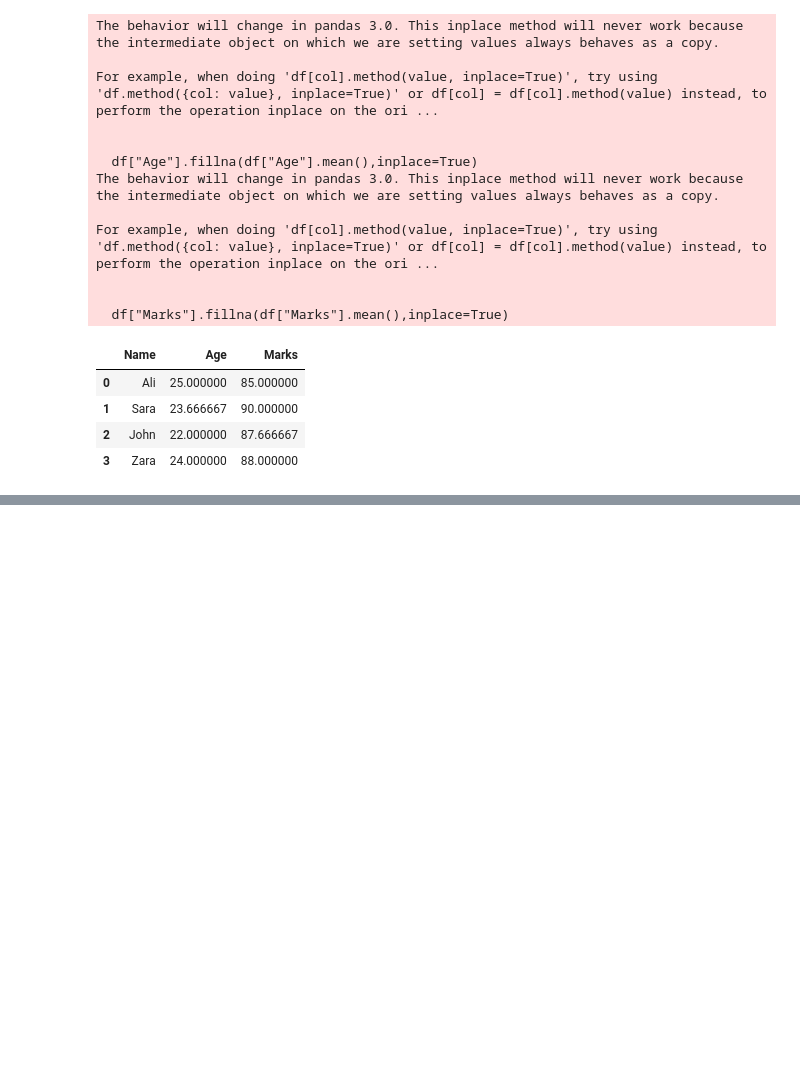
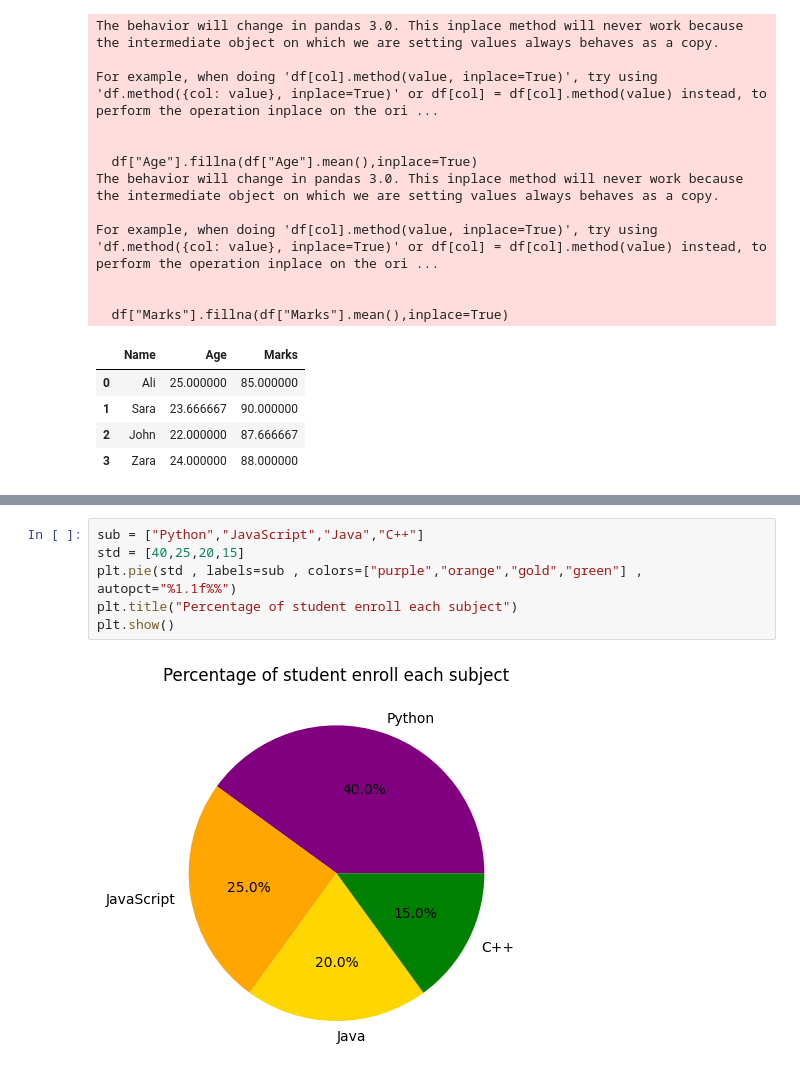
Before and after one commit to Muhammad361738/Data-science-ned, a Jupyter notebook: revesion_numpy_pandas_matplotlib/revesion.ipynb, the cells around one changed output, grey strips where cells are left out. Cells and saved outputs as stored; diff of their text form; blank space fills up the shorter version.

```diff
--- a/revesion_numpy_pandas_matplotlib/revesion.ipynb
+++ b/revesion_numpy_pandas_matplotlib/revesion.ipynb
@@ -164,0 +212,8 @@ For example, when doing 'df[col].method(value, inplace=True)', try using 'df.met
+# %%
+sub = ["Python","JavaScript","Java","C++"]
+std = [40,25,20,15]
+plt.pie(std , labels=sub , colors=["purple","orange","gold","green"] , autopct="%1.1f%%")
+plt.title("Percentage of student enroll each subject")
+plt.show()
+# %% [output]
+[figure, added]
```
Also changed, not shown: parts of 7 cells of this notebook, 1 other file.
